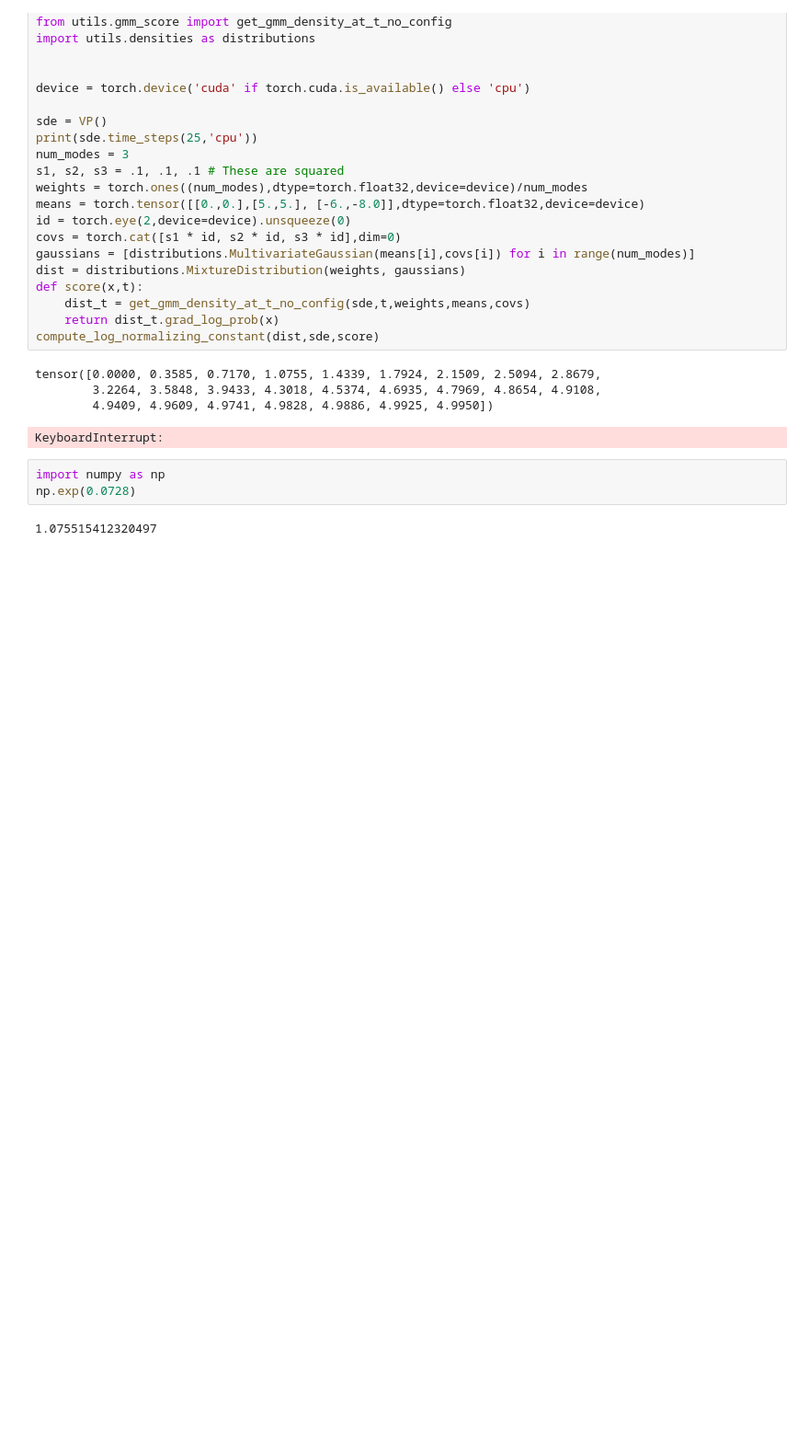
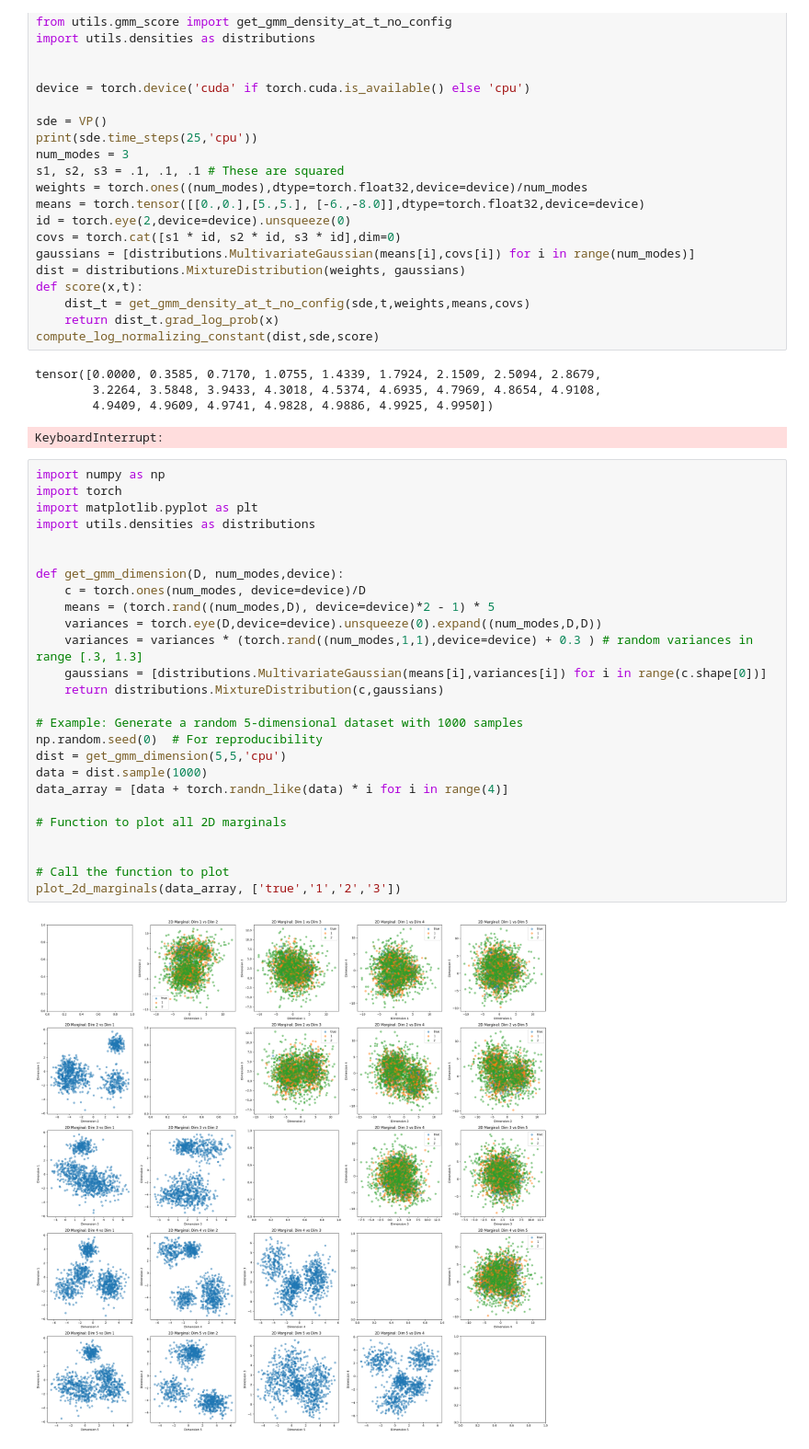
Before and after one commit to KevinRojas1499/ZOD-MC, a Jupyter notebook: rebuttal.ipynb, the cells around one changed output. Shown at 92% size. Drawn from its saved outputs; the diff is of its cells as text; blank space fills up the shorter version.

```diff
--- a/rebuttal.ipynb
+++ b/rebuttal.ipynb
@@ -218,8 +218,31 @@ tensor([0.0000, 0.3585, 0.7170, 1.0755, 1.4339, 1.7924, 2.1509, 2.5094, 2.8679,
         3.2264, 3.5848, 3.9433, 4.3018, 4.5374, 4.6935, 4.7969, 4.8654, 4.9108,
         4.9409, 4.9609, 4.9741, 4.9828, 4.9886, 4.9925, 4.9950])
 KeyboardInterrupt:
-# %%
-import numpy as np
-np.exp(0.0728)
-# %% [output]
-1.075515412320497
+# %%
+import numpy as np
+import torch
+import matplotlib.pyplot as plt
+import utils.densities as distributions
+
+
+def get_gmm_dimension(D, num_modes,device):
+    c = torch.ones(num_modes, device=device)/D
+    means = (torch.rand((num_modes,D), device=device)*2 - 1) * 5
+    variances = torch.eye(D,device=device).unsqueeze(0).expand((num_modes,D,D))
+    variances = variances * (torch.rand((num_modes,1,1),device=device) + 0.3 ) # random variances in range [.3, 1.3]
+    gaussians = [distributions.MultivariateGaussian(means[i],variances[i]) for i in range(c.shape[0])]
+    return distributions.MixtureDistribution(c,gaussians)
+
+# Example: Generate a random 5-dimensional dataset with 1000 samples
+np.random.seed(0)  # For reproducibility
+dist = get_gmm_dimension(5,5,'cpu')
+data = dist.sample(1000)
+data_array = [data + torch.randn_like(data) * i for i in range(4)]
+
+# Function to plot all 2D marginals
+
+
+# Call the function to plot
+plot_2d_marginals(data_array, ['true','1','2','3'])
+# %% [output]
+[figure, added]
```
Also changed, not shown: 5 other files.
